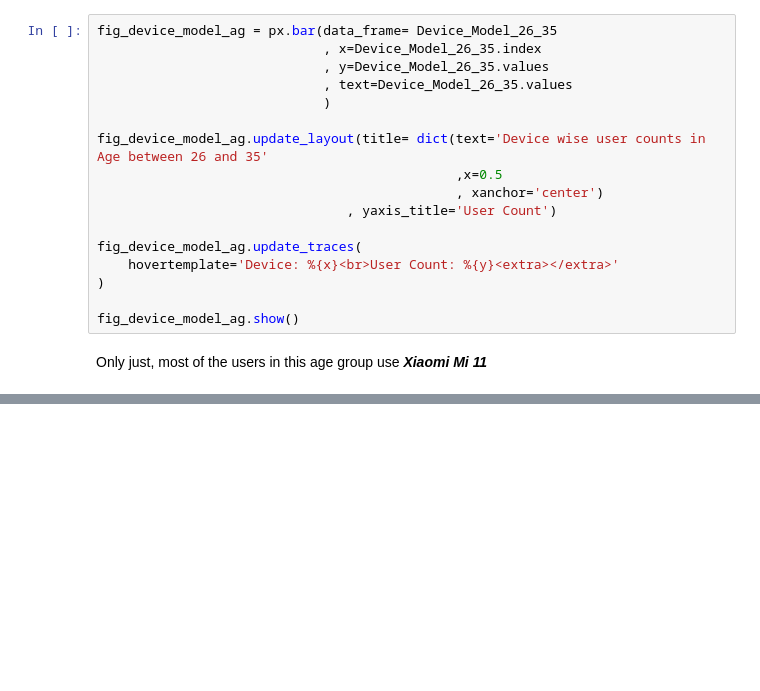
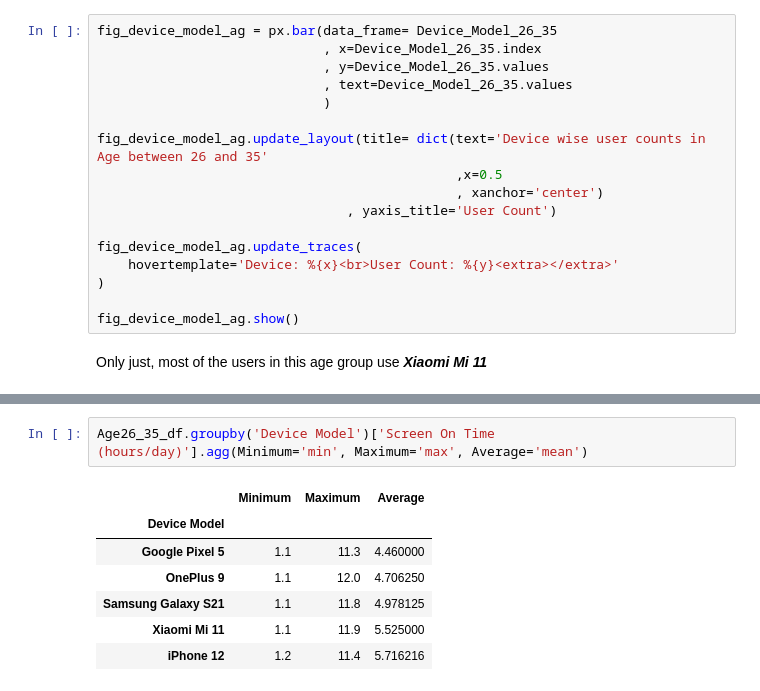
Before and after one commit to sha2992/Mobile-Device-Usage-User-Behavior, a Jupyter notebook: Mobile Device Usage User Behavior.ipynb, the cells around one changed output, grey strips where cells are left out. Cells and saved outputs as stored; diff of their text form; blank space fills up the shorter version.

```diff
--- a/Mobile Device Usage User Behavior.ipynb
+++ b/Mobile Device Usage User Behavior.ipynb
@@ -230,0 +259,10 @@ Only just, most of the users in this age group use ***Xiaomi Mi 11***
+# %%
+Age26_35_df.groupby('Device Model')['Screen On Time (hours/day)'].agg(Minimum='min', Maximum='max', Average='mean')
+# %% [output]
+|  | Minimum | Maximum | Average |
+| Device Model |  |  |  |
+| Google Pixel 5 | 1.1 | 11.3 | 4.460000 |
+| OnePlus 9 | 1.1 | 12.0 | 4.706250 |
+| Samsung Galaxy S21 | 1.1 | 11.8 | 4.978125 |
+| Xiaomi Mi 11 | 1.1 | 11.9 | 5.525000 |
+| iPhone 12 | 1.2 | 11.4 | 5.716216 |
```
Also changed, not shown: parts of 3 cells of this notebook.
